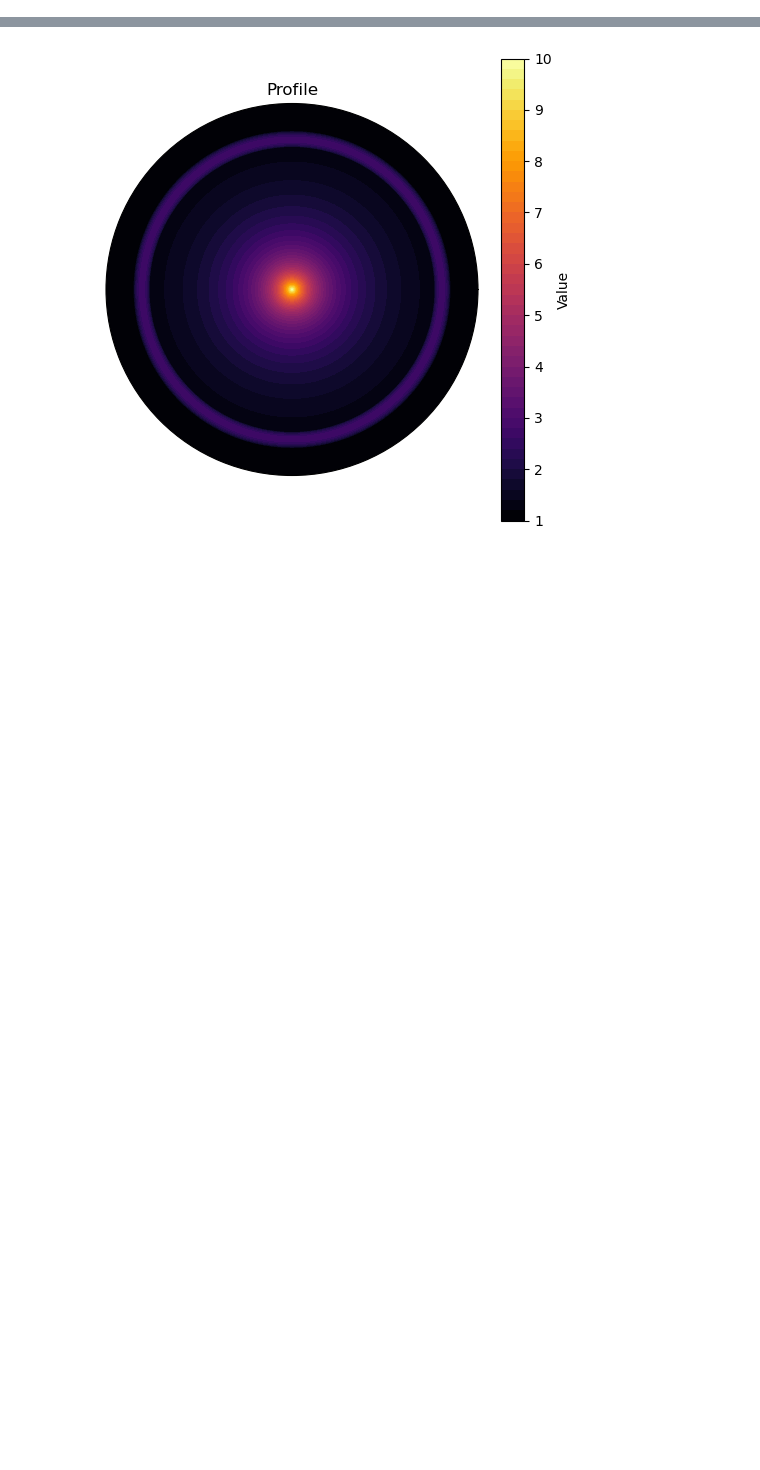
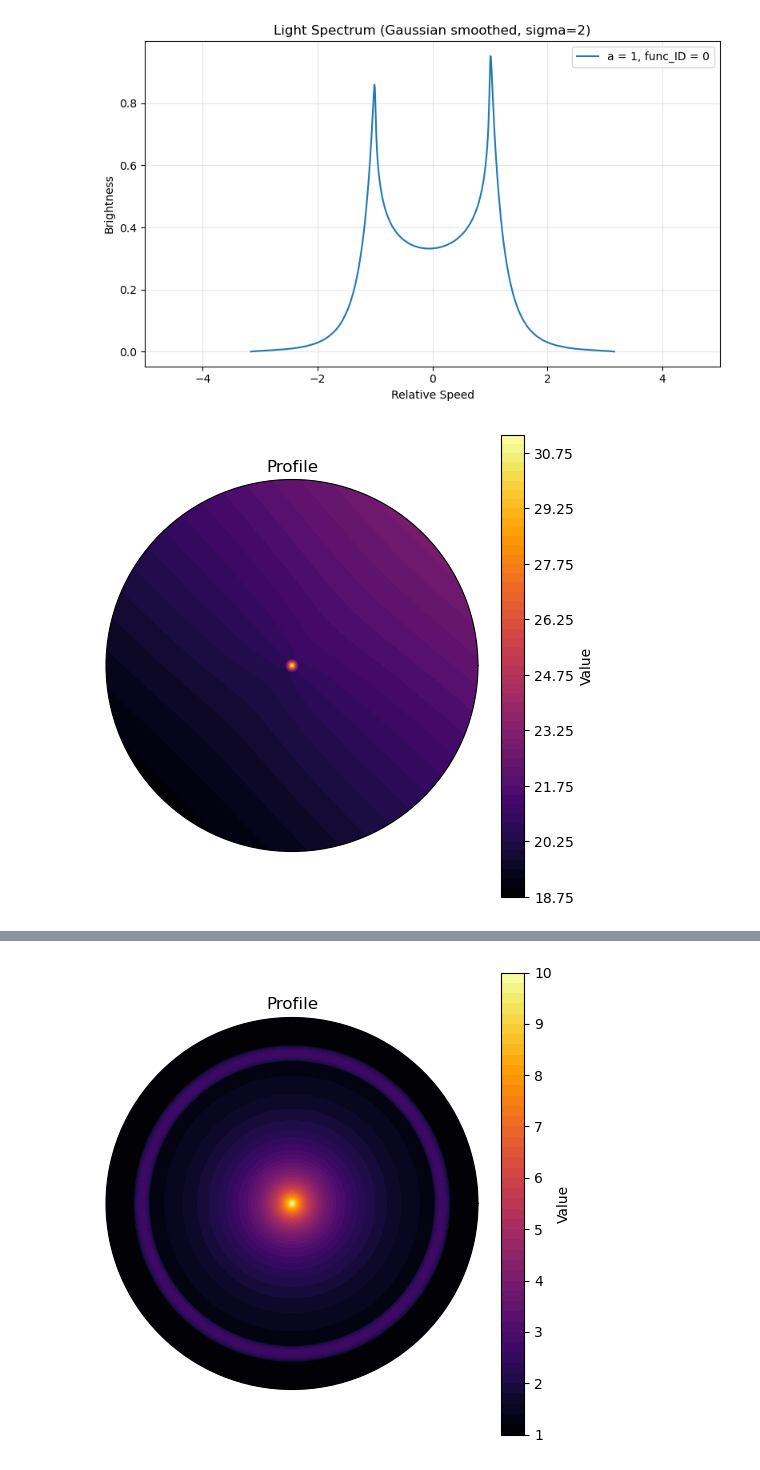
Before and after one commit to o-thorp7/ssp_code_2025, a Jupyter notebook: oli/neater_rob_code.ipynb, the cells around one changed output, grey strips where cells are left out. Saved outputs shown, nothing was run; the diff lists cells and outputs as text; code cells hidden in the pictures; blank space fills up the shorter version.

```diff
--- a/oli/neater_rob_code.ipynb
+++ b/oli/neater_rob_code.ipynb
@@ -349,0 +422,19 @@ plot_spectrum_list(title=title, plot_smak=plot_smak, sigma=sigma)
+# %%
+def add_spot(
+    base: np.ndarray,
+    max_intens_frac: float,
+    r: np.ndarray,
+    theta: np.ndarray,
+    spot_r_cent: float,
+    spot_theta: float,
+    spot_rad: float,
+    beta: float = 1.5
+) -> np.ndarray:
+    dist_to_spot_cent = np.sqrt(spot_r_cent**2 + r**2 - 2 * spot_r_cent * r * np.cos(theta - spot_theta))
+    not_in_spot = dist_to_spot_cent > spot_rad
+    max_spot = max_intens_frac * np.max(base)
+    k = max_spot * (spot_rad ** beta)
+    spot = np.full_like(r, max_spot)
+    np.putmask(spot, not_in_spot, k * dist_to_spot_cent ** (-beta))
+    ans = np.maximum(base, spot)
+    return ans
@@ -349,0 +481,27 @@ plot_spectrum_list(title=title, plot_smak=plot_smak, sigma=sigma)
+# %%
+spots_params = [
+    6,           # spot_1_max
+    21,            # spot_r_cent_1
+    4 * np.pi/16,   # spot_theta_1
+    7,           # spot_rad_1
+    2,            # beta_1
+    0.0,            # spot_2_max
+    0.8,            # spot_r_cent_2
+    -8 * np.pi/16,  # spot_theta_2
+    0.03,           # spot_rad_2
+    0.5             # beta_2
+]
+r_vals, theta_vals, intens_vals, vel_vals, area_intens = get_grids(
+    inv_power_2_spots, radial_spacing="linear",
+    other_intens_params= spots_params
+)
+
+fname = plot_spectrum_list(
+    a_vals=1, intens_funcs=inv_power_2_spots,
+    other_intens_params=spots_params, sigma=2, save_info=True
+)
+
+plot_polar_profile(r_vals, theta_vals, intens_vals, save_info=True, fname=fname)
+# %% [output]
+[figure, added]
+[figure, added]
```
Also changed, not shown: parts of 16 cells of this notebook, 18 other files.
